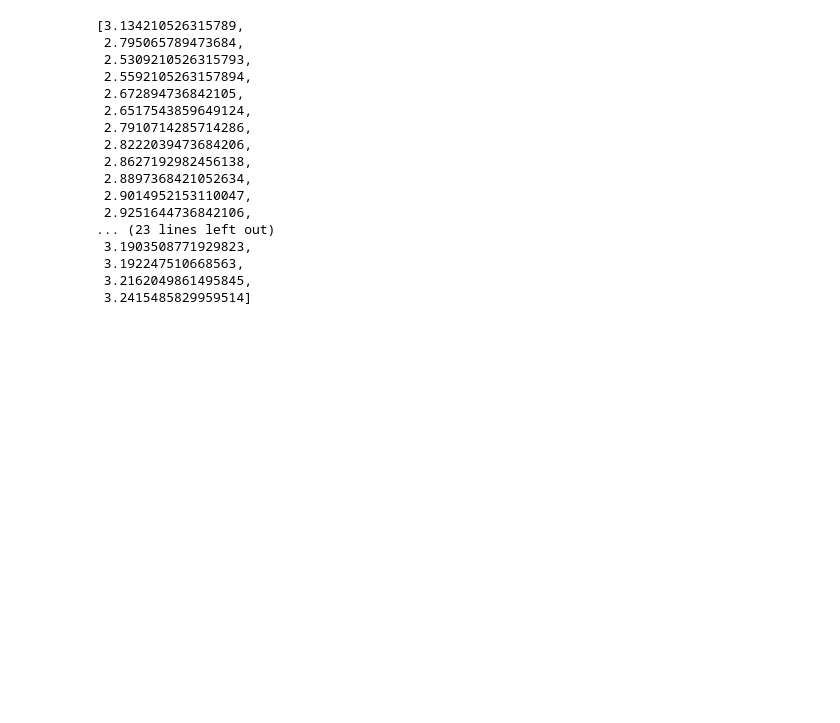
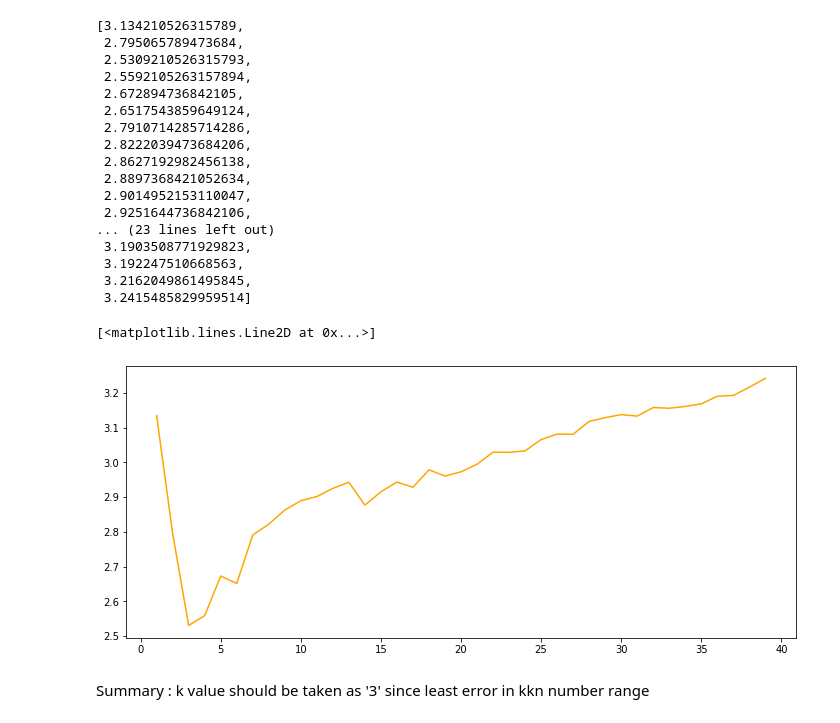
Before and after one commit to VRAHUL8499/exercise-, a Jupyter notebook: boston(knn).ipynb, the cells around one changed output. Cells and saved outputs as stored; diff of their text form; code cells hidden in the pictures; blank space fills up the shorter version.

```diff
--- a/boston(knn).ipynb
+++ b/boston(knn).ipynb
@@ -109,7 +111,7 @@ X_test = ss.fit_transform(X_test)
 # %%
 from sklearn.neighbors import KNeighborsRegressor
 # %%
-knnreg = KNeighborsRegressor()
+knnreg = KNeighborsRegressor(n_neighbors=3)
 # %%
 knnreg.fit(X_train,y_train)
 # %% [output]
@@ -173,3 +175,11 @@ error_rate
  3.192247510668563,
  3.2162049861495845,
  3.2415485829959514]
+# %%
+fig, ax = plt.subplots(figsize = (12,5))
+ax.plot(range(1,40),error_rate, c= 'Orange')
+# %% [output]
+[<matplotlib.lines.Line2D at 0x...>]
+[figure, added]
+# %% [markdown]
+Summary : k  value should be taken as  '3' since least error in kkn number range
```
Also changed, not shown: parts of 5 cells of this notebook.
